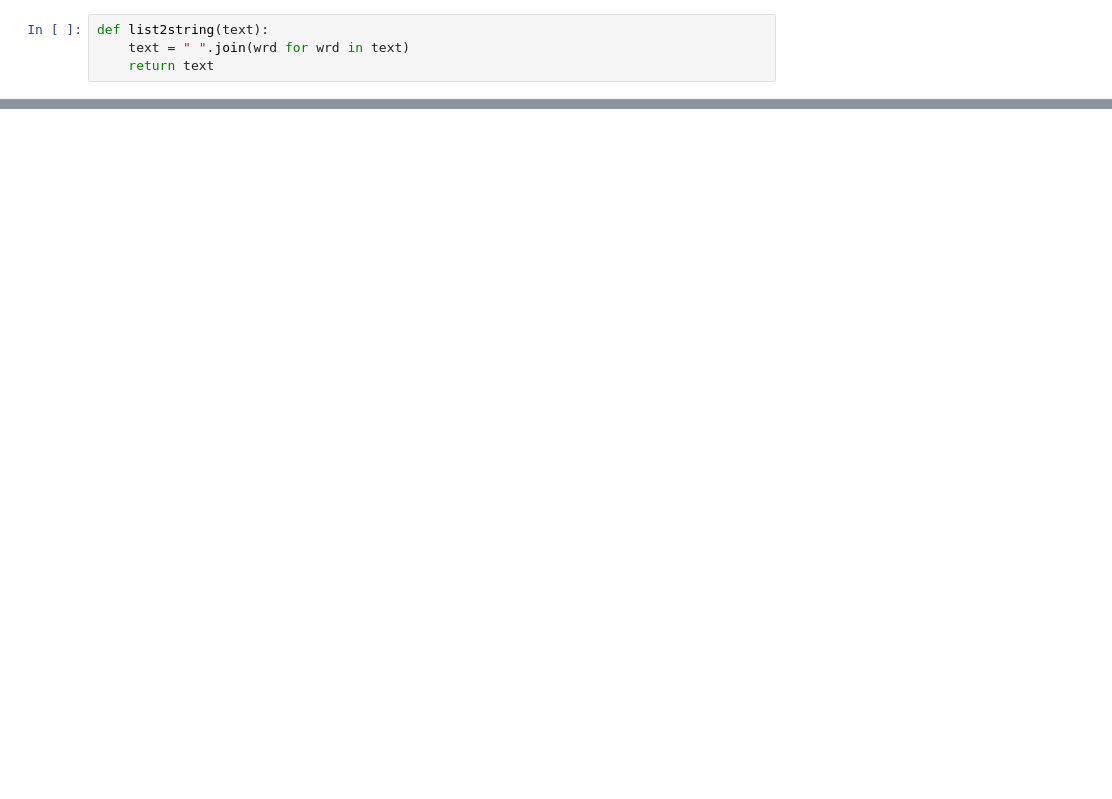
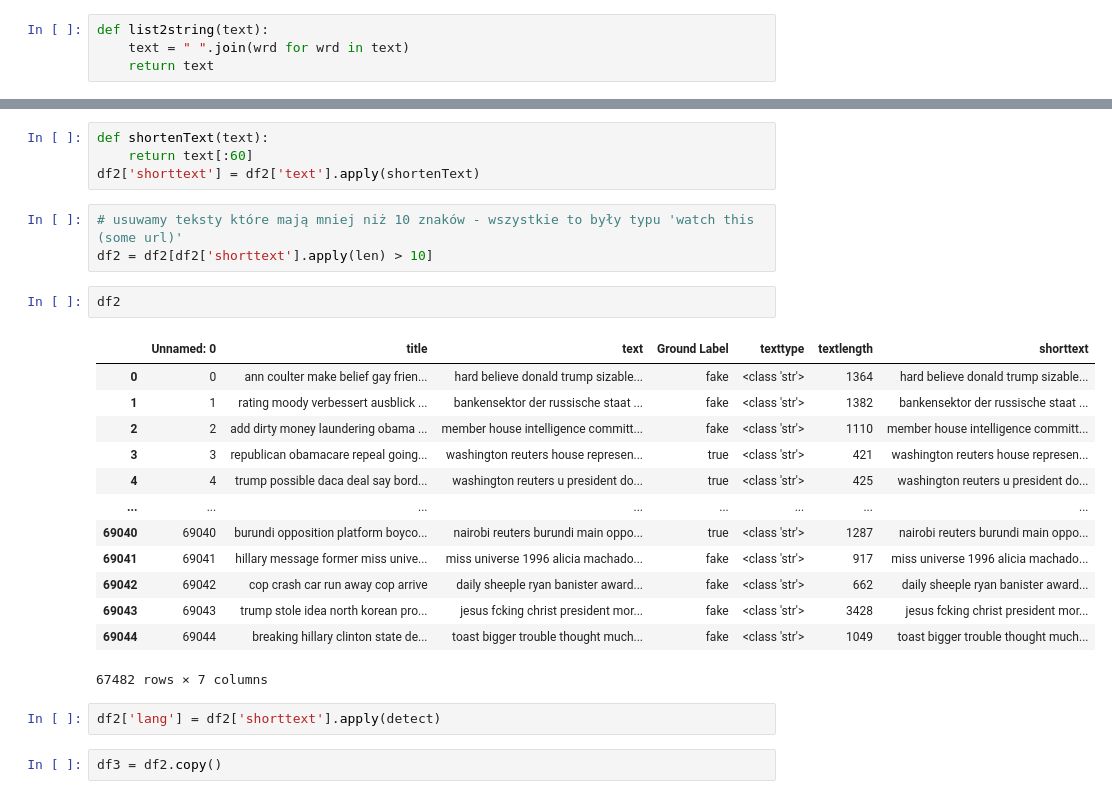
Before and after one commit to KarolinaMaczka/ItML, a Jupyter notebook: preprocessing.ipynb, the cells around one changed output, grey strips where cells are left out. Saved outputs shown, nothing was run; the diff lists cells and outputs as text; blank space fills up the shorter version.

```diff
--- a/preprocessing.ipynb
+++ b/preprocessing.ipynb
@@ -153,0 +157,27 @@ Name: text, Length: 68298, dtype: float64
+# %%
+def shortenText(text):
+    return text[:60]
+df2['shorttext'] = df2['text'].apply(shortenText)
+# %%
+# usuwamy teksty które mają mniej niż 10 znaków - wszystkie to były typu 'watch this (some url)'
+df2 = df2[df2['shorttext'].apply(len) > 10]
+# %%
+df2
+# %% [output]
+|  | Unnamed: 0 | title | text | Ground Label | texttype | textlength | shorttext |
+| 0 | 0 | ann coulter make belief gay frien... | hard believe donald trump sizable... | fake | <class 'str'> | 1364 | hard believe donald trump sizable... |
+| 1 | 1 | rating moody verbessert ausblick ... | bankensektor der russische staat ... | fake | <class 'str'> | 1382 | bankensektor der russische staat ... |
+| 2 | 2 | add dirty money laundering obama ... | member house intelligence committ... | fake | <class 'str'> | 1110 | member house intelligence committ... |
+| 3 | 3 | republican obamacare repeal going... | washington reuters house represen... | true | <class 'str'> | 421 | washington reuters house represen... |
+| 4 | 4 | trump possible daca deal say bord... | washington reuters u president do... | true | <class 'str'> | 425 | washington reuters u president do... |
+| ... | ... | ... | ... | ... | ... | ... | ... |
+| 69040 | 69040 | burundi opposition platform boyco... | nairobi reuters burundi main oppo... | true | <class 'str'> | 1287 | nairobi reuters burundi main oppo... |
+| 69041 | 69041 | hillary message former miss unive... | miss universe 1996 alicia machado... | fake | <class 'str'> | 917 | miss universe 1996 alicia machado... |
+| 69042 | 69042 | cop crash car run away cop arrive | daily sheeple ryan banister award... | fake | <class 'str'> | 662 | daily sheeple ryan banister award... |
+| 69043 | 69043 | trump stole idea north korean pro... | jesus fcking christ president mor... | fake | <class 'str'> | 3428 | jesus fcking christ president mor... |
+| 69044 | 69044 | breaking hillary clinton state de... | toast bigger trouble thought much... | fake | <class 'str'> | 1049 | toast bigger trouble thought much... |
+67482 rows × 7 columns
+# %%
+df2['lang'] = df2['shorttext'].apply(detect)
+# %%
+df3 = df2.copy()
```
Also changed, not shown: parts of 27 cells of this notebook.
